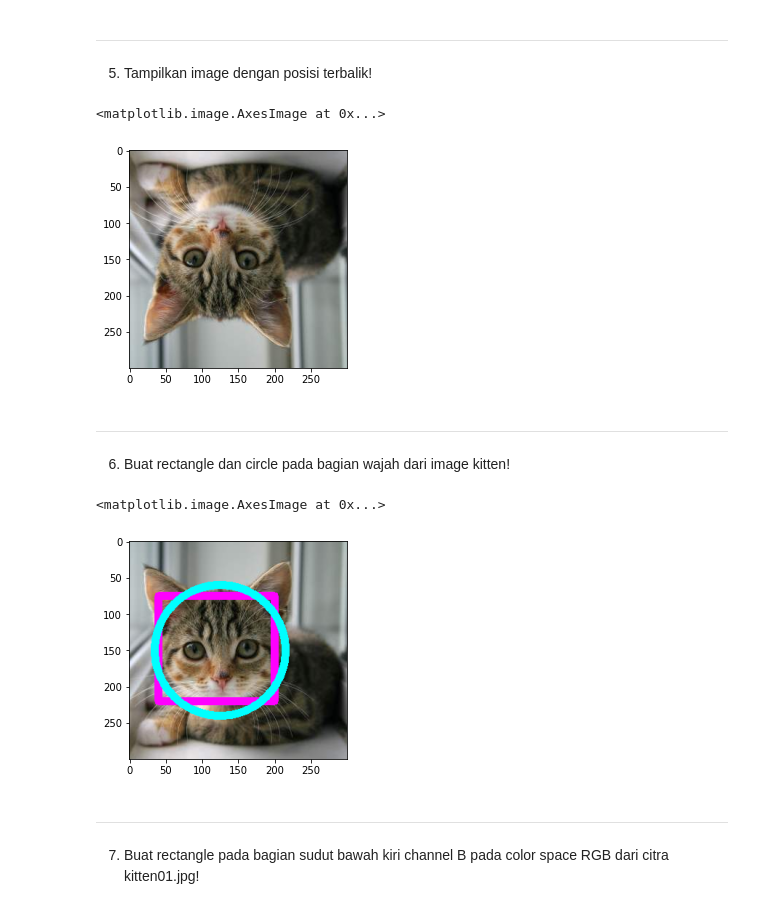
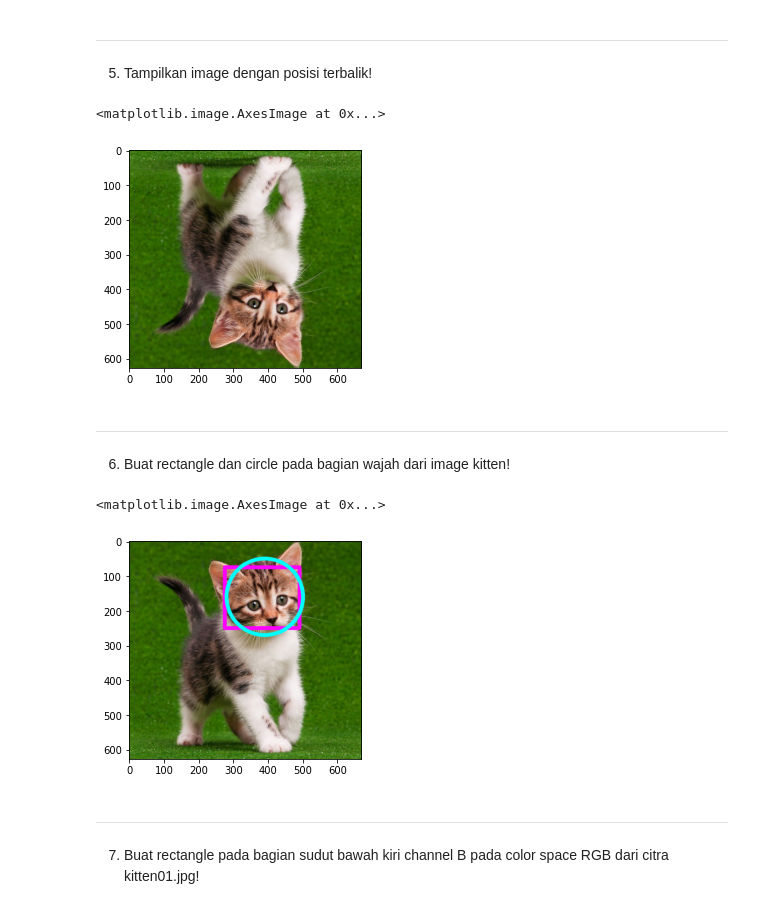
Before and after one commit to rizkinahayyuni/PCVK_Genap_2022, a Jupyter notebook: Modul2.ipynb, the cells around one changed output. Drawn from its saved outputs; the diff is of its cells as text; code cells hidden in the pictures.

```diff
--- a/Modul2.ipynb
+++ b/Modul2.ipynb
@@ -138,7 +138,7 @@ plt.imshow(black_img2)
 
 1. Tampilkan image dalam channel Red-Green dan Green-Blue saja!
 # %%
-image = cv.imread('/content/drive/MyDrive/DATA/kitten02.jpg')
+image = cv.imread('/content/drive/MyDrive/DATA/kitten01.jpg')
 image2 = cv.cvtColor(image, cv.COLOR_BGR2RGB)
 plt.imshow(image2)
 # %% [output]
@@ -218,11 +219,11 @@ plt.imshow(black_img3)
 5. Tampilkan image dengan posisi terbalik!
 # %%
 image4 = image2.copy()
-image_flip = cv.flip(image4, 0)
+image_flip = cv.flip(image4, 0)   # Membalik posisi gambar
 plt.imshow(image_flip)
 # %% [output]
 <matplotlib.image.AxesImage at 0x...>
-[figure, old version]
+[figure, new version]
 # %% [markdown]
 
 
@@ -231,12 +232,12 @@ plt.imshow(image_flip)
 6.	Buat rectangle dan circle pada bagian wajah dari image kitten!
 # %%
 image5 = image2.copy()
-cv.rectangle(image5, pt1=(40,75),pt2=(200,220),color=(255,0,255),thickness=10)
-cv.circle(image5, center=(125,150),radius=90,color=(0,255,255),thickness=10)
+cv.rectangle(image5, pt1=(275,75),pt2=(490,250),color=(255,0,255),thickness=10)  # Membuat kotak dengan mengambil 2 titik koordinat sebagai titik koordinat sudut persegi bagian atas kiri dan bawah kanan
+cv.circle(image5, center=(390,160),radius=110,color=(0,255,255),thickness=10)    # Membuat lingkaran dengan menentukan titik koordinat sebagai titik tengah, lalu nilai radius sebagai nilai dari jari-jarinya
 plt.imshow(image5)
 # %% [output]
 <matplotlib.image.AxesImage at 0x...>
-[figure, old version]
+[figure, new version]
 # %% [markdown]
 
 
```
Also changed, not shown: parts of 15 cells of this notebook.
